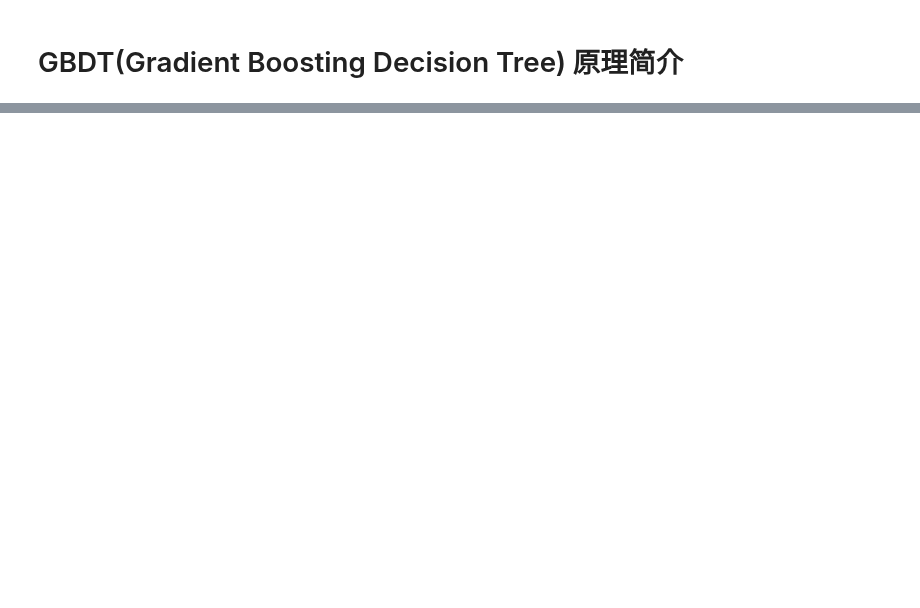
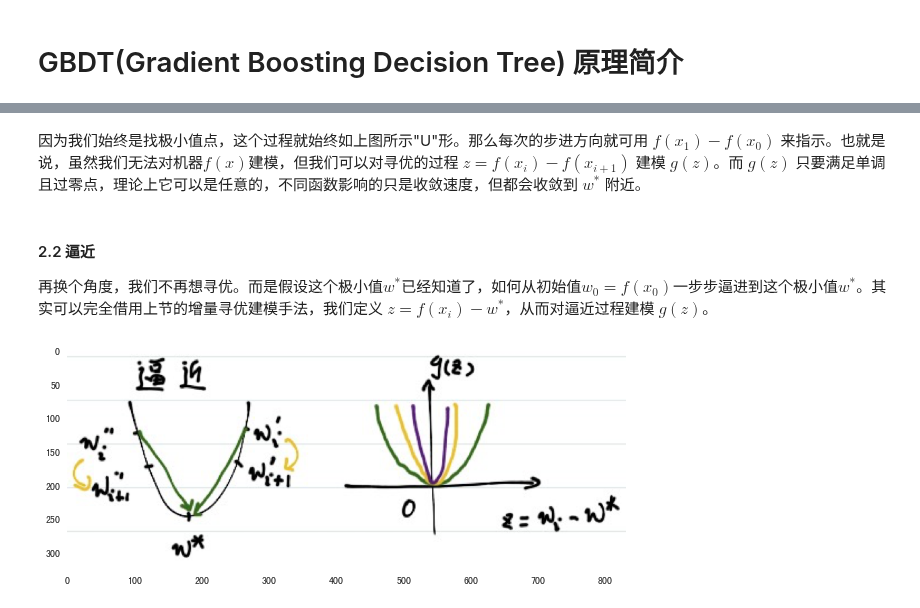
Before and after one commit to facaiy/book_notes, a Jupyter notebook: machine_learning/tree/gbdt/intro.ipynb, the cells around one changed output, grey strips where cells are left out. Saved outputs shown, nothing was run; the diff lists cells and outputs as text; code cells hidden in the pictures; blank space fills up the shorter version.

```diff
--- a/machine_learning/tree/gbdt/intro.ipynb
+++ b/machine_learning/tree/gbdt/intro.ipynb
@@ -50,0 +89,10 @@ ref:
+# %% [markdown]
+因为我们始终是找极小值点，这个过程就始终如上图所示"U"形。那么每次的步进方向就可用 $f(x_1) - f(x_0)$ 来指示。也就是说，虽然我们无法对机器$f(x)$建模，但我们可以对寻优的过程 $z = f(x_i) - f(x_{i+1})$ 建模 $g(z)$。而 $g(z)$ 只要满足单调且过零点，理论上它可以是任意的，不同函数影响的只是收敛速度，但都会收敛到 $w^*$ 附近。
+# %% [markdown]
+#### 2.2 逼近
+
+再换个角度，我们不再想寻优。而是假设这个极小值$w^*$已经知道了，如何从初始值$w_0 = f(x_0)$一步步逼进到这个极小值$w^*$。其实可以完全借用上节的增量寻优建模手法，我们定义 $z = f(x_i) - w^*$，从而对逼近过程建模 $g(z)$。
+# %%
+show_image("./res/approx.png", figsize=(10,5))
+# %% [output]
+[figure, added]
```
Also changed, not shown: parts of 14 cells of this notebook, 5 other files.
